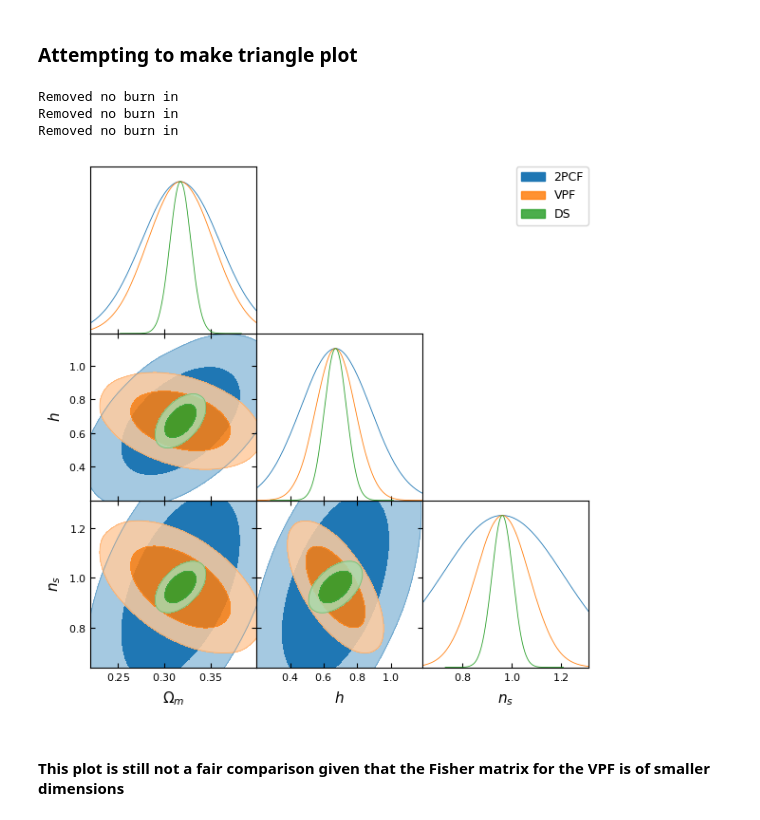
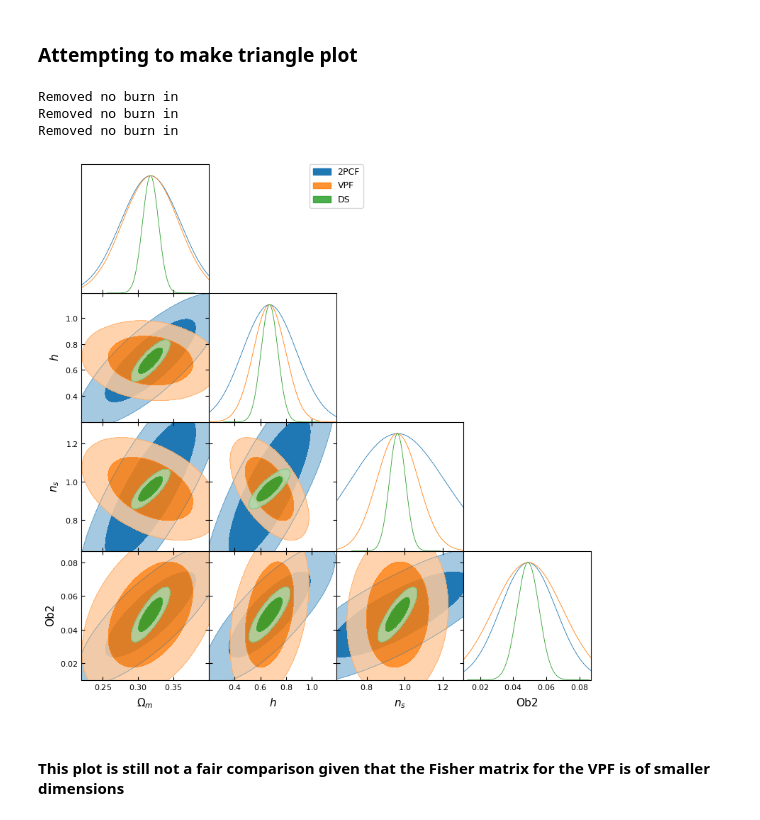
Before and after one commit to FedeDavilaKurban/VPF_Quijote, a Jupyter notebook: fisherMatrixComputation.ipynb, the cells around one changed output. Drawn from its saved outputs; the diff is of its cells as text; code cells hidden in the pictures.

```diff
--- a/fisherMatrixComputation.ipynb
+++ b/fisherMatrixComputation.ipynb
@@ -316,12 +397,18 @@ f_Omh = dChi_dOm @ np.linalg.inv(covfactor*covariance_fid) @ dChi_dh.T
 f_Omns = dChi_dOm @ np.linalg.inv(covfactor*covariance_fid) @ dChi_dns.T
 # Computing fisher element h,ns
 f_hns = dChi_dh @ np.linalg.inv(covfactor*covariance_fid) @ dChi_dns.T
+# Computing fisher element Om,Ob
+f_OmOb = dChi_dOm @ np.linalg.inv(covfactor*covariance_fid) @ dChi_dOb.T
+# Computing fisher element h,Ob
+f_hOb = dChi_dh @ np.linalg.inv(covfactor*covariance_fid) @ dChi_dOb.T
+# Computing fisher element ns,Ob
+f_nsOb = dChi_dns @ np.linalg.inv(covfactor*covariance_fid) @ dChi_dOb.T
 
 
-rho = 0.5 # correlation coefficient
-samples = ['Om','h','ns']
+rho = 0.8 # correlation coefficient
+samples = ['Om','h','ns','Ob2']
 labels = [r'\Omega_m',r'h',r'n_s']
-mean_theta = [mu_Om,h_fid,ns_fid]
+mean_theta = [mu_Om,h_fid,ns_fid,Ob_fid]
 random_state = np.random.default_rng(10)
 
 # add fisher errors as MC samples
@@ -329,19 +416,32 @@ random_state = np.random.default_rng(10)
 sigma_Om_ds = 0.01128
 sigma_h_ds = 0.06560
 sigma_ns_ds = 0.04231
-cov_theta = np.array([[sigma_Om_ds**2, rho*sigma_Om_ds*sigma_h_ds, rho*sigma_Om_ds*sigma_ns_ds],
-                      [rho*sigma_Om_ds*sigma_h_ds, sigma_h_ds**2, rho*sigma_h_ds*sigma_ns_ds],
-                      [rho*sigma_Om_ds*sigma_ns_ds, rho*sigma_h_ds*sigma_ns_ds, sigma_ns_ds**2]])
+sigma_Ob_ds = 0.0067
+theta11 = sigma_Om_ds**2
+theta12 = rho*sigma_Om_ds*sigma_h_ds
+theta13 = rho*sigma_Om_ds*sigma_ns_ds
+theta22 = sigma_h_ds**2
+theta23 = rho*sigma_h_ds*sigma_ns_ds
+theta33 = sigma_ns_ds**2
+theta44 = sigma_Ob_ds**2
+theta14 = rho*sigma_Om_ds*sigma_Ob_ds
+theta24 = rho*sigma_h_ds*sigma_Ob_ds
+theta34 = rho*sigma_ns_ds*sigma_Ob_ds
+cov_theta = np.array([[theta11, theta12, theta13, theta14],
+                      [theta12, theta22, theta23, theta24],
+                      [theta13, theta23, theta33, theta34],
+                      [theta14, theta24, theta34, theta44]])
 samp = random_state.multivariate_normal(mean_theta, cov_theta, size=1000000)
 mcs_ds = MCSamples(samples=samp, names=samples, labels=labels)
 
 #VPF
-fisher_matrix = np.array([[f_Om, f_Omh, f_Omns],
-                           [f_Omh, f_h, f_hns],
-                           [f_Omns, f_hns, f_ns]])
+fisher_matrix = np.array([[f_Om, f_Omh, f_Omns, f_OmOb],
+                           [f_Omh, f_h, f_hns, f_hOb],
+                           [f_Omns, f_hns, f_ns, f_nsOb],
+                           [f_OmOb, f_hOb, f_nsOb, f_Ob]])
 #fisher_matrix = np.array([[f_Om, f_Omh],
 #                          [f_Omh, f_h]])
-cov_theta = np.linalg.inv(fisher_matrix) # WHY DOES THIS NOT WORK??
+cov_theta = np.linalg.inv(fisher_matrix)
 #cov_theta = np.array([[sigma_Om**2, 1/f_Omh, 1/f_Omns],
 #                      [1/f_Omh, sigma_h**2, 1/f_hns],
 #                      [1/f_Omns, 1/f_hns, sigma_ns**2]])
@@ -352,38 +452,50 @@ mcs_vpf = MCSamples(samples=samp, names=samples, labels=labels)
 #2PCF
 sigma_Om_2pcf = 0.04221
 sigma_h_2pcf = 0.20976
 sigma_ns_2pcf = 0.24549
-cov_theta = np.array([[sigma_Om_2pcf**2, rho*sigma_Om_2pcf*sigma_h_2pcf, rho*sigma_Om_2pcf*sigma_ns_2pcf],
-                      [rho*sigma_Om_2pcf*sigma_h_2pcf, sigma_h_2pcf**2, rho*sigma_h_2pcf*sigma_ns_2pcf],
-                      [rho*sigma_ns_2pcf*sigma_Om_2pcf, rho*sigma_ns_2pcf*sigma_h_2pcf, sigma_ns_2pcf**2]])
+sigma_Ob_2pcf = 0.01686
+theta11 = sigma_Om_2pcf**2
+theta12 = rho*sigma_Om_2pcf*sigma_h_2pcf
+theta13 = rho*sigma_Om_2pcf*sigma_ns_2pcf
+theta22 = sigma_h_2pcf**2
+theta23 = rho*sigma_h_2pcf*sigma_ns_2pcf
+theta33 = sigma_ns_2pcf**2
+theta44 = sigma_Ob_2pcf**2
+theta14 = rho*sigma_Om_2pcf*sigma_Ob_2pcf
+theta24 = rho*sigma_h_2pcf*sigma_Ob_2pcf
+theta34 = rho*sigma_ns_2pcf*sigma_Ob_2pcf
+cov_theta = np.array([[theta11, theta12, theta13, theta14],
+                      [theta12, theta22, theta23, theta24],
+                      [theta13, theta23, theta33, theta34],
+                      [theta14, theta24, theta34, theta44]])
 samp = random_state.multivariate_normal(mean_theta, cov_theta, size=1000000)
 mcs_2pcf = MCSamples(samples=samp, names=samples, labels=labels)
 param_limits = {
     'Om':(0.22, 0.40),
-#    'Ob2':(0.01, 0.087),
+    'Ob2':(0.01, 0.087),
     'h':(0.20, 1.19),
 #    's8':(0.65, 1.05),
     'ns':(0.64, 1.31),
 #    'Mnu':(-0.65, 0.65)
 }
 
 colors =  plt.rcParams['axes.prop_cycle'].by_key()['color']
 
 # Create a GetDist plotter
 g = plots.get_subplot_plotter()
 
 method_labels = ['2PCF','VPF','DS']
 # Plot the triangle plot
 g.triangle_plot([mcs_2pcf,mcs_vpf,mcs_ds], filled=True, legend_labels=method_labels,
                 param_limits=param_limits, contour_colors=colors)
 
 # Show the plot
 plt.show()
 # %% [output]
 Removed no burn in
 Removed no burn in
 Removed no burn in
-[figure, old version]
+[figure, new version]
 # %% [markdown]
 #### This plot is still not a fair comparison given that the Fisher matrix for the VPF is of smaller dimensions
 # %%
```
Also changed, not shown: parts of 3 cells of this notebook.
